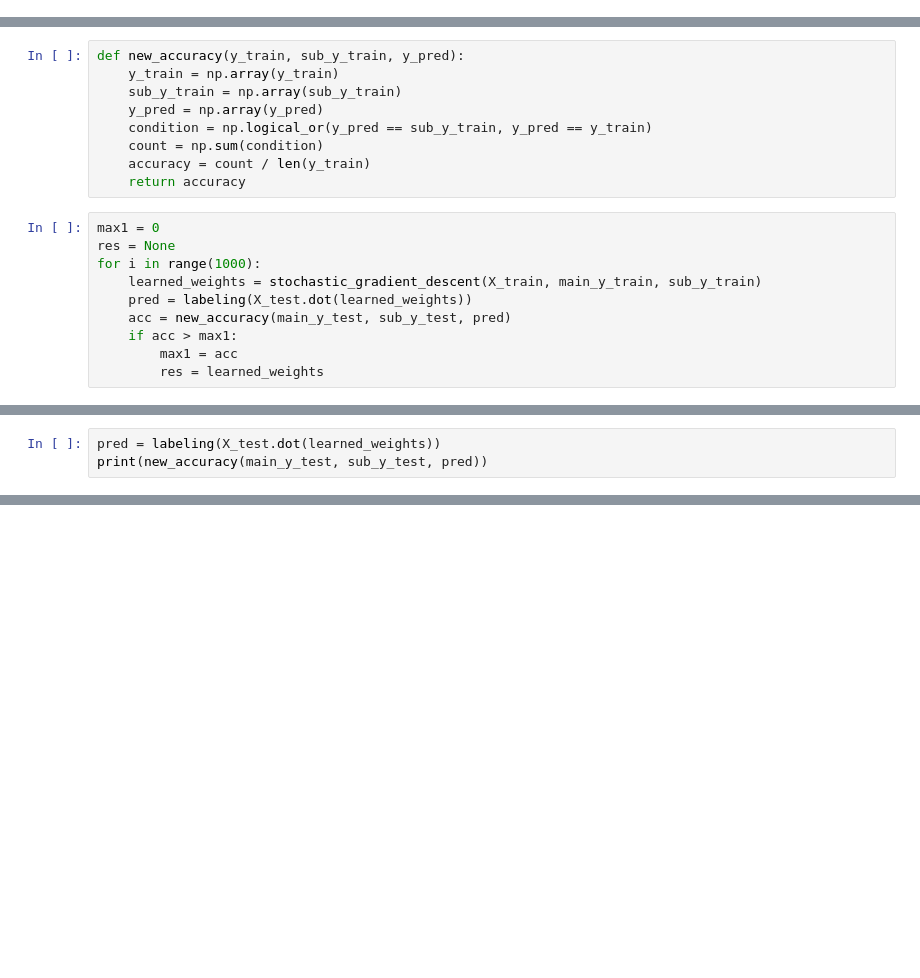
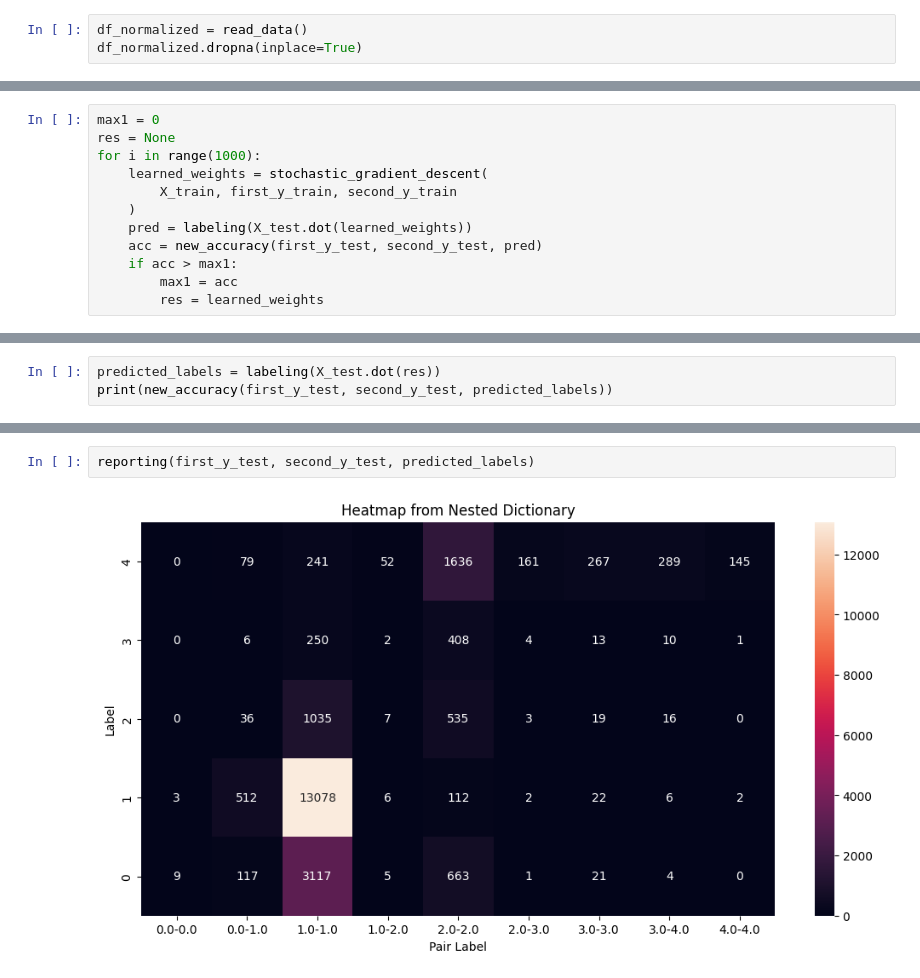
Before and after one commit to lovetonight/Credit-Score-Classification, a Jupyter notebook: new-model/gradient_descent.ipynb, the cells around one changed output, grey strips where cells are left out. Cells and saved outputs as stored; diff of their text form; blank space fills up the shorter version.

```diff
--- a/new-model/gradient_descent.ipynb
+++ b/new-model/gradient_descent.ipynb
@@ -66 +8,4 @@ def labeling(scores):
+# %%
+df_normalized = read_data()
+df_normalized.dropna(inplace=True)
 # %%
@@ -167,19 +105,12 @@ Vector trọng số tối ưu: [-0.18204834  0.74520797  0.62702427  0.26669942
-# %%
-def new_accuracy(y_train, sub_y_train, y_pred):
-    y_train = np.array(y_train)
-    sub_y_train = np.array(sub_y_train)
-    y_pred = np.array(y_pred)
-    condition = np.logical_or(y_pred == sub_y_train, y_pred == y_train)
-    count = np.sum(condition)
-    accuracy = count / len(y_train)
-    return accuracy
 # %%
 max1 = 0
 res = None
 for i in range(1000):
-    learned_weights = stochastic_gradient_descent(X_train, main_y_train, sub_y_train)
+    learned_weights = stochastic_gradient_descent(
+        X_train, first_y_train, second_y_train
+    )
     pred = labeling(X_test.dot(learned_weights))
-    acc = new_accuracy(main_y_test, sub_y_test, pred)
+    acc = new_accuracy(first_y_test, second_y_test, pred)
     if acc > max1:
         max1 = acc
         res = learned_weights
@@ -192,4 +117,4 @@ print(max1, res)
 # %%
-pred = labeling(X_test.dot(learned_weights))
-print(new_accuracy(main_y_test, sub_y_test, pred))
+predicted_labels = labeling(X_test.dot(res))
+print(new_accuracy(first_y_test, second_y_test, predicted_labels))
 # %% [output]
@@ -196,0 +156,4 @@ print(new_accuracy(main_y_test, sub_y_test, pred))
+# %%
+reporting(first_y_test, second_y_test, predicted_labels)
+# %% [output]
+[figure, added]
```
Also changed, not shown: parts of 16 cells of this notebook, 1 other file.
